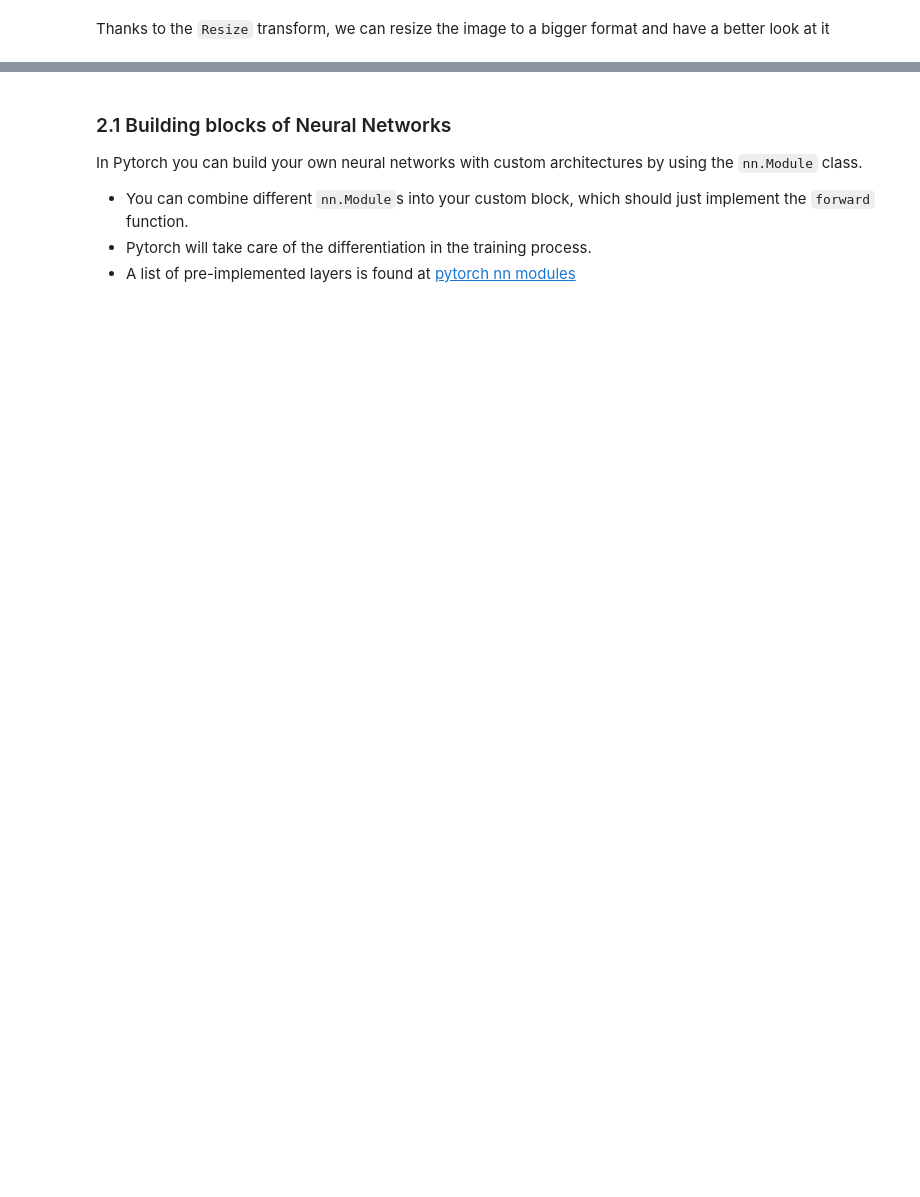
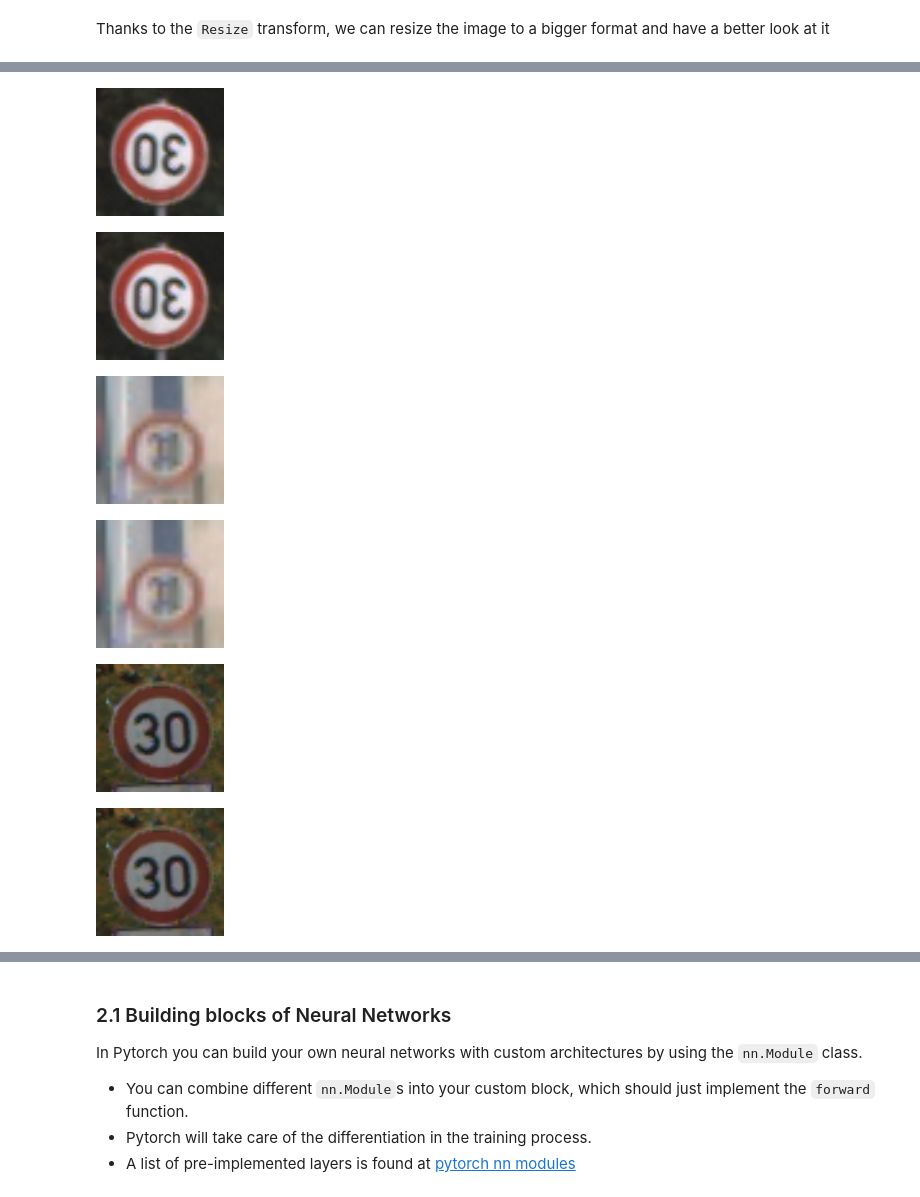
Before and after one commit to alessiodevoto/deepers, a Jupyter notebook: labs/lab3.ipynb, the cells around one changed output, grey strips where cells are left out. Cells and saved outputs as stored; diff of their text form; code cells hidden in the pictures; blank space fills up the shorter version.

```diff
--- a/labs/lab3.ipynb
+++ b/labs/lab3.ipynb
@@ -142,0 +184,17 @@ transform = Compose(
+# %%
+#@title Peek 👀 solution
+
+my_transform = Compose([torchvision.transforms.RandomHorizontalFlip(), Resize((128,128))])
+
+for i in range(0,300,100):
+  img = trainset[500+i][0]
+  img.show()
+  t_img = my_transform(img)
+  t_img.show()
+# %% [output]
+[figure, added]
+[figure, added]
+[figure, added]
+[figure, added]
+[figure, added]
+[figure, added]
```
Also changed, not shown: parts of 20 cells of this notebook.
